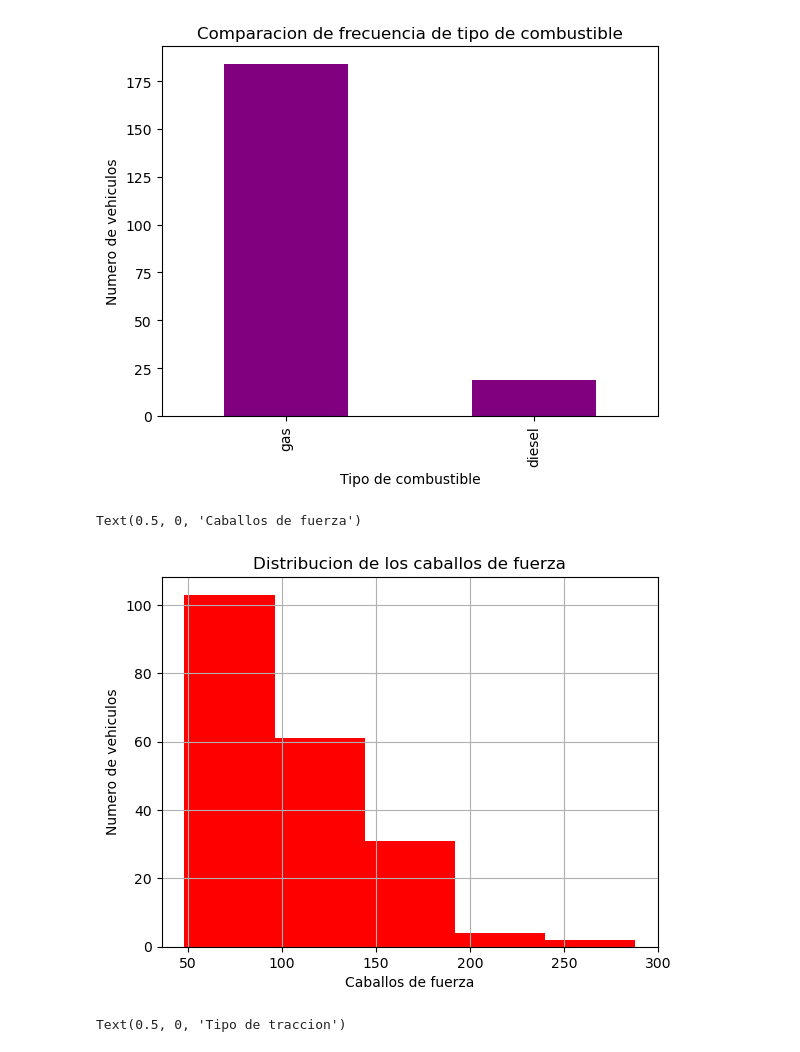
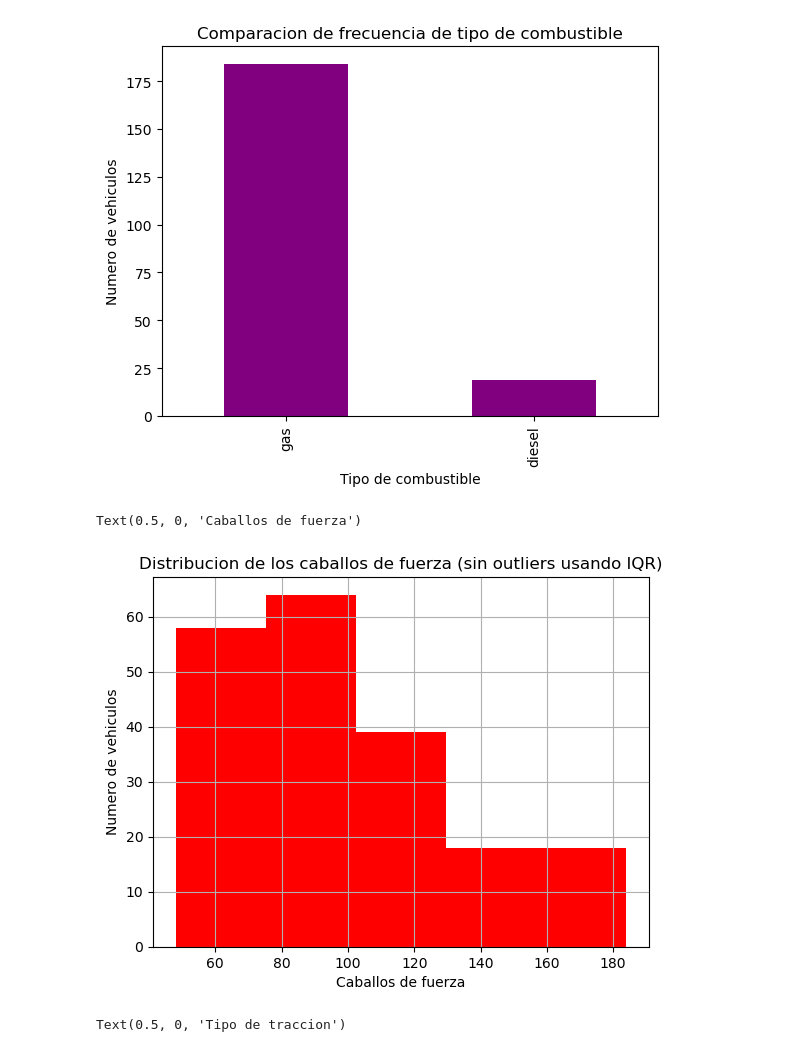
Before and after one commit to Dar10x/Car-Insurance, a Jupyter notebook: EDA.ipynb, the cells around one changed output. Drawn from its saved outputs; the diff is of its cells as text; code cells hidden in the pictures.

```diff
--- a/EDA.ipynb
+++ b/EDA.ipynb
@@ -107,6 +140,22 @@ Name: price, dtype: int64
 # %%
-# Revisamos los numericos y reemplazamos con la media
+# Revisamos los numericos y reemplazamos con la media o mediana según outliers
 automobile['horsepower'].str.isnumeric().value_counts()
 horsepower = automobile['horsepower'].loc[automobile['horsepower'] != '?']
-hpmean = horsepower.astype(str).astype(int).mean()
-automobile['horsepower'] = automobile['horsepower'].replace('?',pmean).astype(int)
+hp_numeric = horsepower.astype(str).astype(int)
+
+# Verificamos outliers usando IQR
+Q1 = hp_numeric.quantile(0.25)
+Q3 = hp_numeric.quantile(0.75)
+IQR = Q3 - Q1
+outliers_exist = ((hp_numeric < (Q1 - 1.5 * IQR)) | (hp_numeric > (Q3 + 1.5 * IQR))).any()
+
+# Si hay outliers, usamos mediana; si no, usamos media
+if outliers_exist:
+    hp_impute = hp_numeric.median()
+    print(f"Outliers detectados en horsepower. Usando mediana: {hp_impute}")
+else:
+    hp_impute = hp_numeric.mean()
+    print(f"No hay outliers en horsepower. Usando media: {hp_impute}")
+
+# CORREGIDO: Usamos hp_impute (no pmean!)
+automobile['horsepower'] = automobile['horsepower'].replace('?', hp_impute).astype(int)
@@ -252,14 +332,24 @@ plt.xlabel('Tipo de combustible')
 Text(0.5, 0, 'Tipo de combustible')
 [figure]
 # %%
-# Histograma de caballos de fuerza
-automobile.horsepower[np.abs(automobile.horsepower-automobile.horsepower.mean())<=(3*automobile.horsepower.std())].hist(bins=5,color='red');
-plt.title("Distribucion de los caballos de fuerza")
+# Histograma de caballos de fuerza (usando IQR para filtrar outliers)
+Q1 = automobile['horsepower'].quantile(0.25)
+Q3 = automobile['horsepower'].quantile(0.75)
+IQR = Q3 - Q1
+lower_bound = Q1 - 1.5 * IQR
+upper_bound = Q3 + 1.5 * IQR
+
+automobile['horsepower'][
+    (automobile['horsepower'] >= lower_bound) &
+    (automobile['horsepower'] <= upper_bound)
+].hist(bins=5, color='red')
+
+plt.title("Distribucion de los caballos de fuerza (sin outliers usando IQR)")
 plt.ylabel('Numero de vehiculos')
 plt.xlabel('Caballos de fuerza')
 # %% [output]
 Text(0.5, 0, 'Caballos de fuerza')
-[figure, old version]
+[figure, new version]
 # %%
 # Distribucion del tipo de traccion
 automobile['drive-wheels'].value_counts().plot(kind='bar',color='grey')
```
Also changed, not shown: parts of 19 cells of this notebook, 2 other files.
